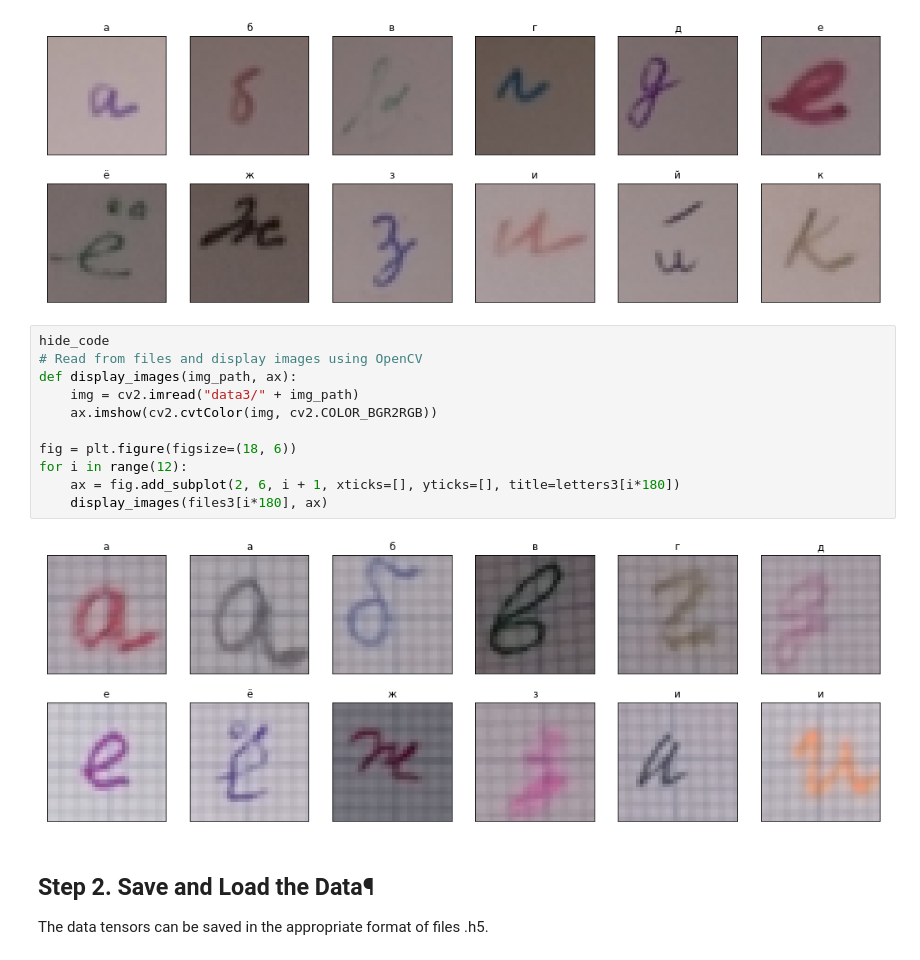
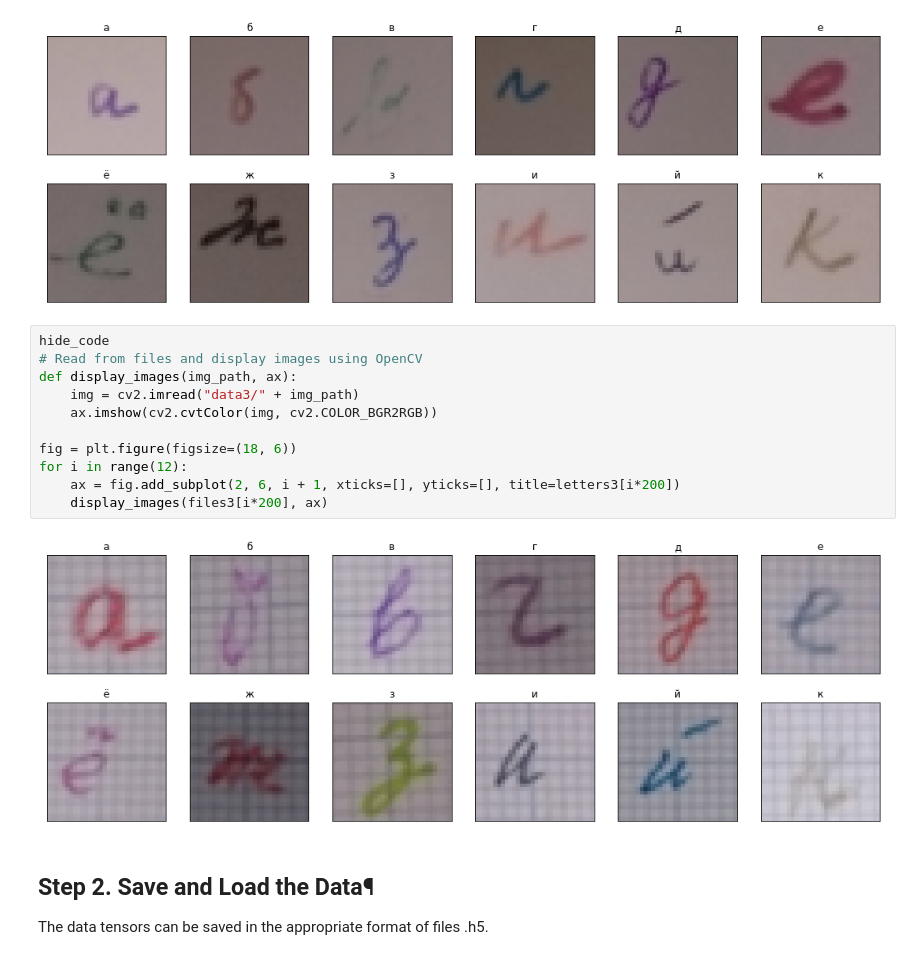
Before and after one commit to OlgaBelitskaya/deep_learning_projects, a Jupyter notebook: DL_PP2/DL_PP2_Solutions_V2.ipynb, the cells around one changed output. Drawn from its saved outputs; the diff is of its cells as text.

```diff
--- a/DL_PP2/DL_PP2_Solutions_V2.ipynb
+++ b/DL_PP2/DL_PP2_Solutions_V2.ipynb
@@ -179,16 +179,16 @@ for i in range(12):
 # %%
 hide_code
 # Read from files and display images using OpenCV
 def display_images(img_path, ax):
     img = cv2.imread("data3/" + img_path)
     ax.imshow(cv2.cvtColor(img, cv2.COLOR_BGR2RGB))
 
 fig = plt.figure(figsize=(18, 6))
 for i in range(12):
-    ax = fig.add_subplot(2, 6, i + 1, xticks=[], yticks=[], title=letters3[i*180])
-    display_images(files3[i*180], ax)
+    ax = fig.add_subplot(2, 6, i + 1, xticks=[], yticks=[], title=letters3[i*200])
+    display_images(files3[i*200], ax)
 # %% [output]
-[figure, old version]
+[figure, new version]
 # %% [markdown]
 ## Step 2. Save and Load the Data¶
 The data tensors can be saved in the appropriate format of files .h5.
```
Also changed, not shown: parts of 29 cells of this notebook.
